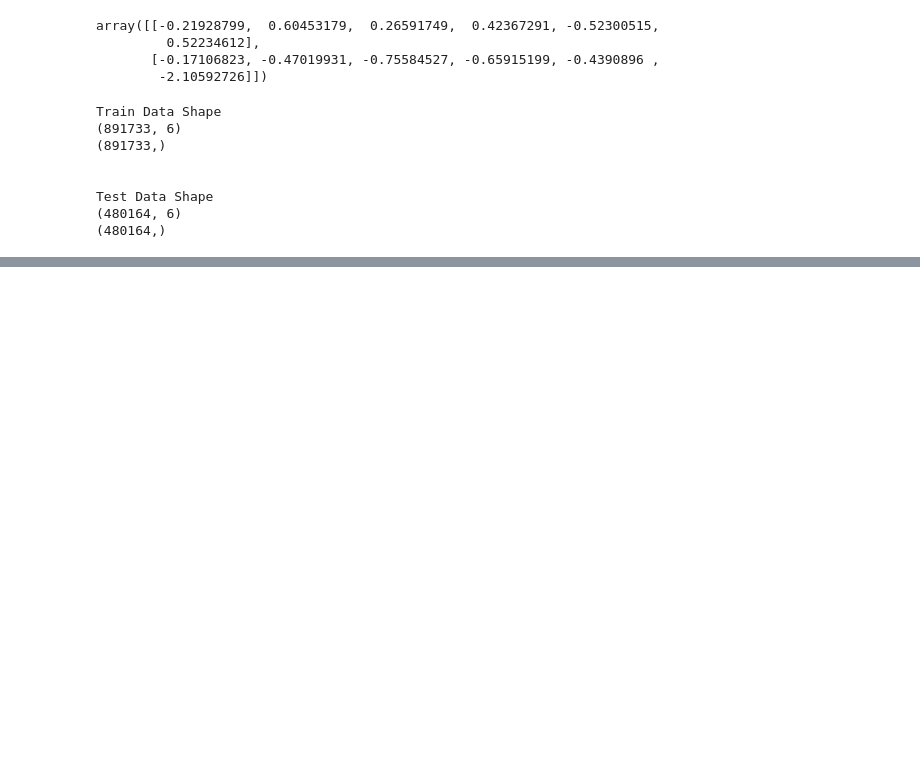
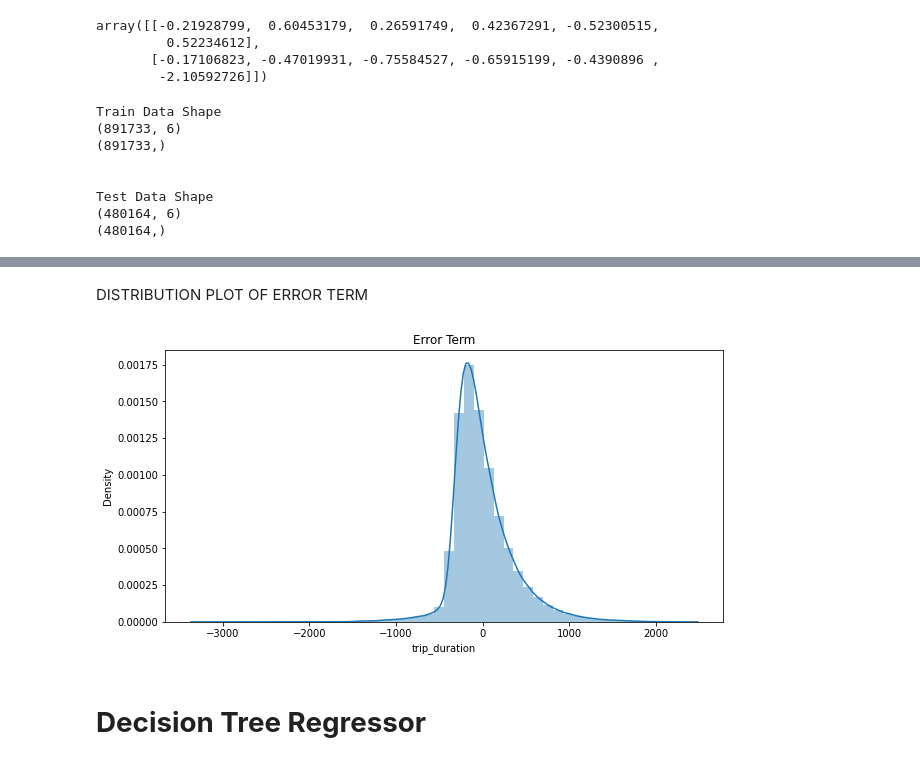
Before and after one commit to ANUJGAUR/NYC-Taxi-Trip-Time-Prediction---Capstone-Project, a Jupyter notebook: NYC_Taxi_Trip_Time_Prediction_Capstone_Project.ipynb, the cells around one changed output, grey strips where cells are left out. Drawn from its saved outputs; the diff is of its cells as text; code cells hidden in the pictures; blank space fills up the shorter version.

```diff
--- a/NYC_Taxi_Trip_Time_Prediction_Capstone_Project.ipynb
+++ b/NYC_Taxi_Trip_Time_Prediction_Capstone_Project.ipynb
@@ -453,0 +529,11 @@ Test Data Shape
+# %% [markdown]
+DISTRIBUTION PLOT OF ERROR TERM
+# %%
+plt.figure(figsize=(10,5))
+sns.distplot(y_test - y_pred_test)
+plt.title('Error Term')
+plt.show()
+# %% [output]
+[figure, added]
+# %% [markdown]
+# **Decision Tree Regressor**
```
Also changed, not shown: parts of 59 cells of this notebook.
